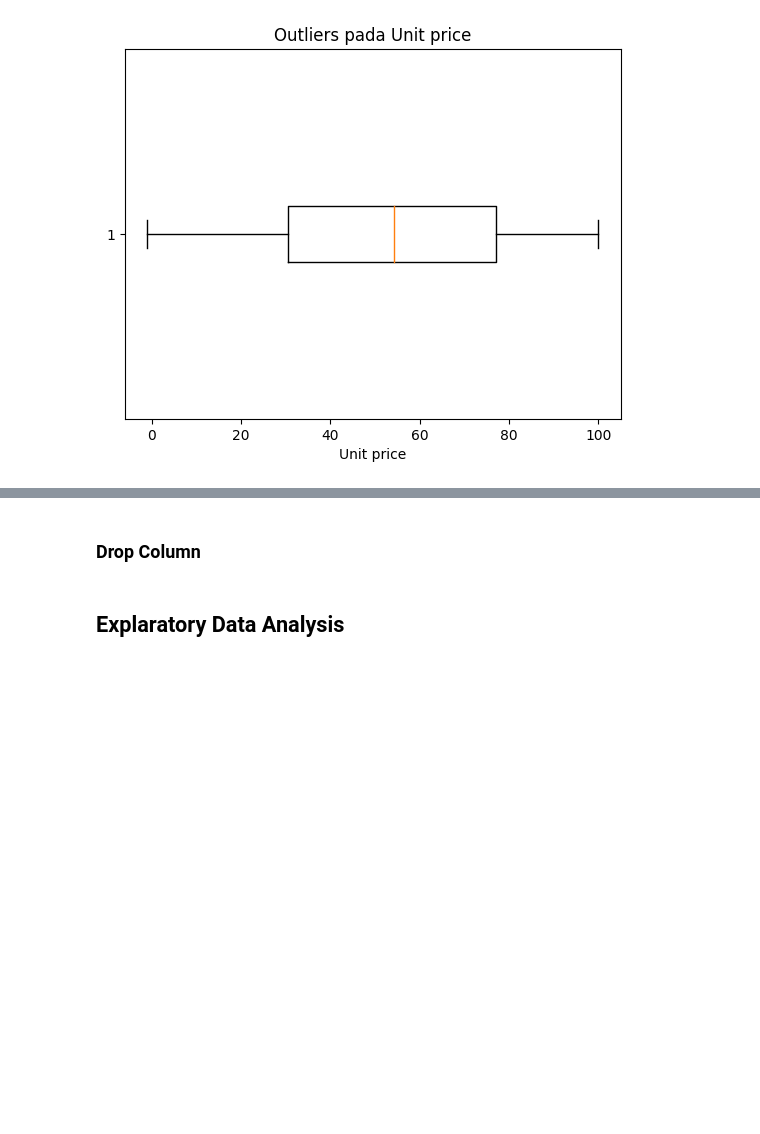
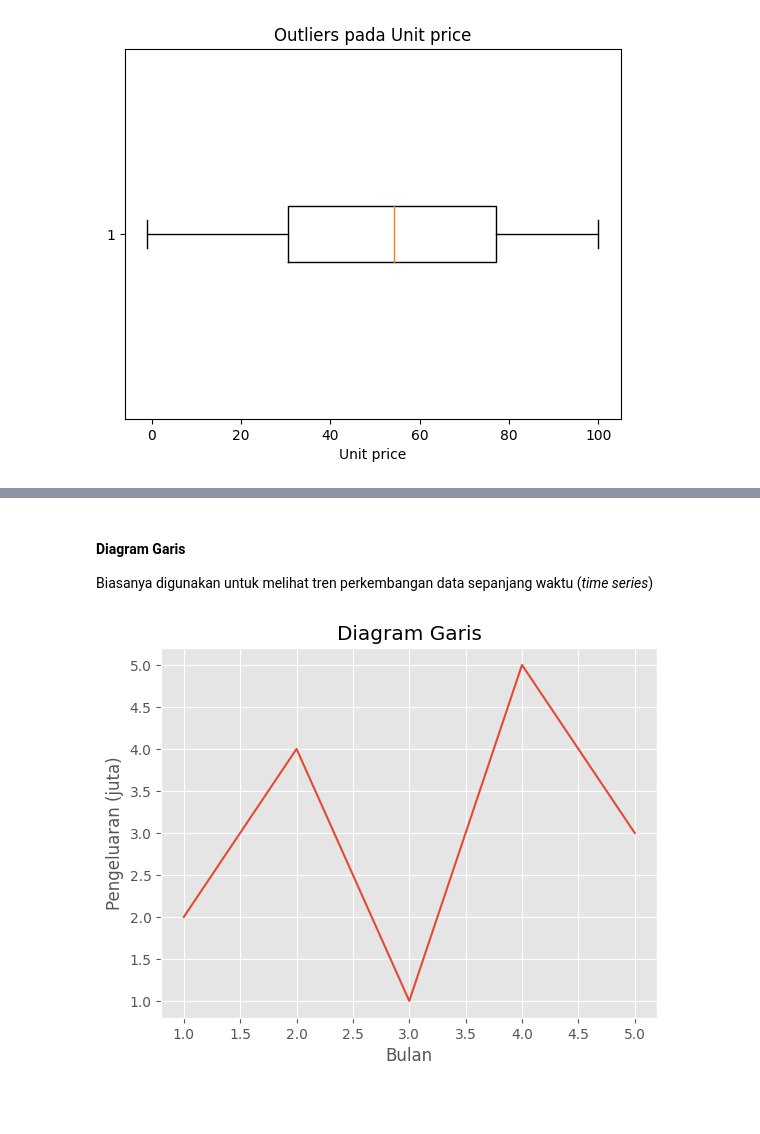
Before and after one commit to SulthanAbiyyu/mini-bootcamp-bcc-2023, a Jupyter notebook: day1.ipynb, the cells around one changed output, grey strips where cells are left out. Drawn from its saved outputs; the diff is of its cells as text; code cells hidden in the pictures; blank space fills up the shorter version.

Commit message:
Visualization + EDA

```diff
--- a/day1.ipynb
+++ b/day1.ipynb
@@ -456,2 +570,16 @@ plot_boxplot_with_outliers(data, "Unit price")
+# %% [markdown]
+#### Diagram Garis
+
+Biasanya digunakan untuk melihat tren perkembangan data sepanjang waktu (_time series_)
+# %%
+x = [1, 2, 3, 4, 5]
+y = [2, 4, 1, 5, 3]
+plt.plot(x, y)
+plt.title('Diagram Garis')
+plt.xlabel('Bulan')
+plt.ylabel('Pengeluaran (juta)')
+plt.show()
+# %% [output]
+[figure, added]
 # %% [markdown]
-### Drop Column
+###
@@ -460,2 +585,0 @@ data = data.drop(["Invoice ID"], axis=1)
-# %% [markdown]
-## Explaratory Data Analysis
```
Also changed, not shown: parts of 65 cells of this notebook.
